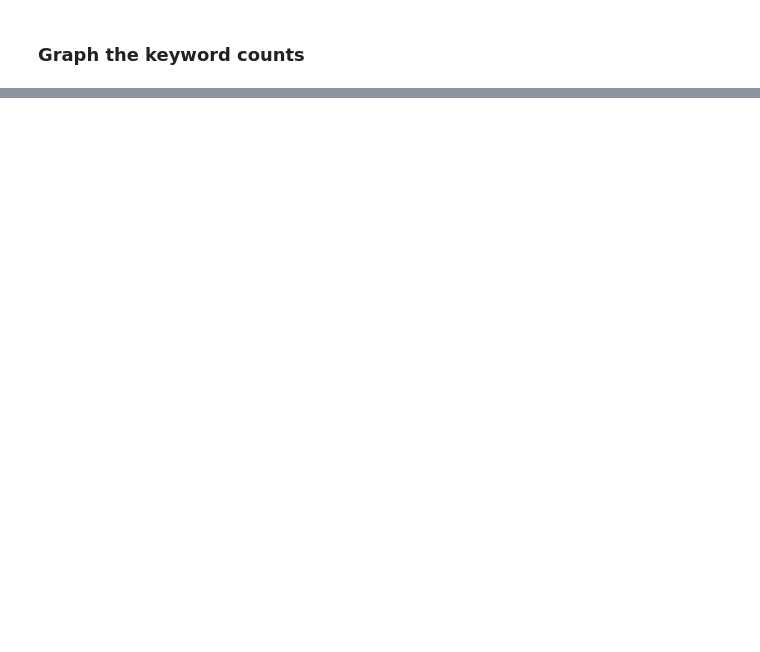
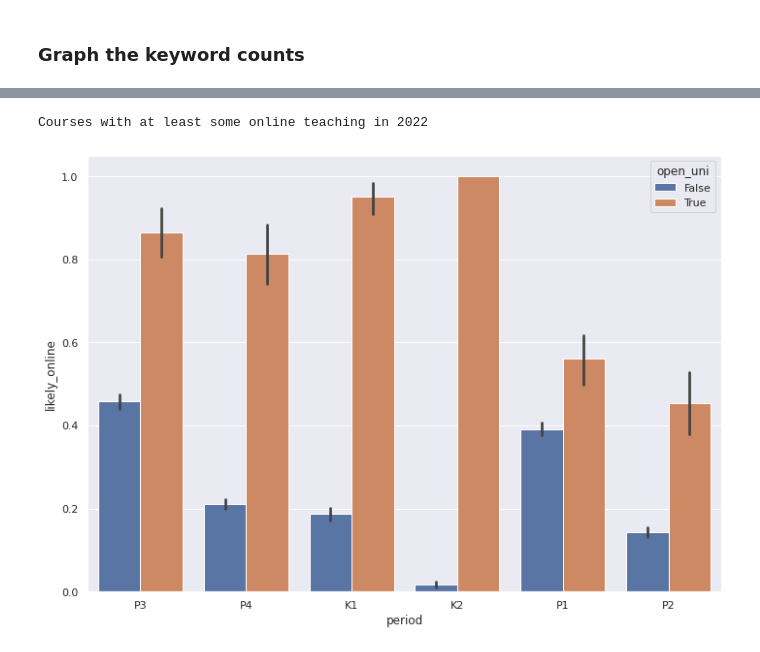
Before and after one commit to UniversityOfHelsinkiCS/sis-importer, a Jupyter notebook: scripts/remote-course-stats/remote-course-stats.ipynb, the cells around one changed output, grey strips where cells are left out. Cells and saved outputs as stored; diff of their text form; code cells hidden in the pictures; blank space fills up the shorter version.

```diff
--- a/scripts/remote-course-stats/remote-course-stats.ipynb
+++ b/scripts/remote-course-stats/remote-course-stats.ipynb
@@ -261,0 +254,18 @@ TypeError: matplotlib.axes._axes.Axes.bar() got multiple values for keyword argu
+# %%
+
+df0 = df.copy().loc[(df['date'] > '2022-01-01')]
+
+df0["period"] = pd.DatetimeIndex(df0["date"]).month.map(period)
+
+sns.set(rc={'figure.figsize':(11.7,8.27)})
+x = sns.barplot(
+    data=df0,
+    x="period",
+    y="likely_online",
+    hue="open_uni",
+    order=["P3", "P4", "K1", "K2", "P1", "P2"]
+    )
+print("Courses with at least some online teaching in 2022")
+# %% [output]
+Courses with at least some online teaching in 2022
+[figure, added]
```
Also changed, not shown: parts of 11 cells of this notebook, 11 other files.
